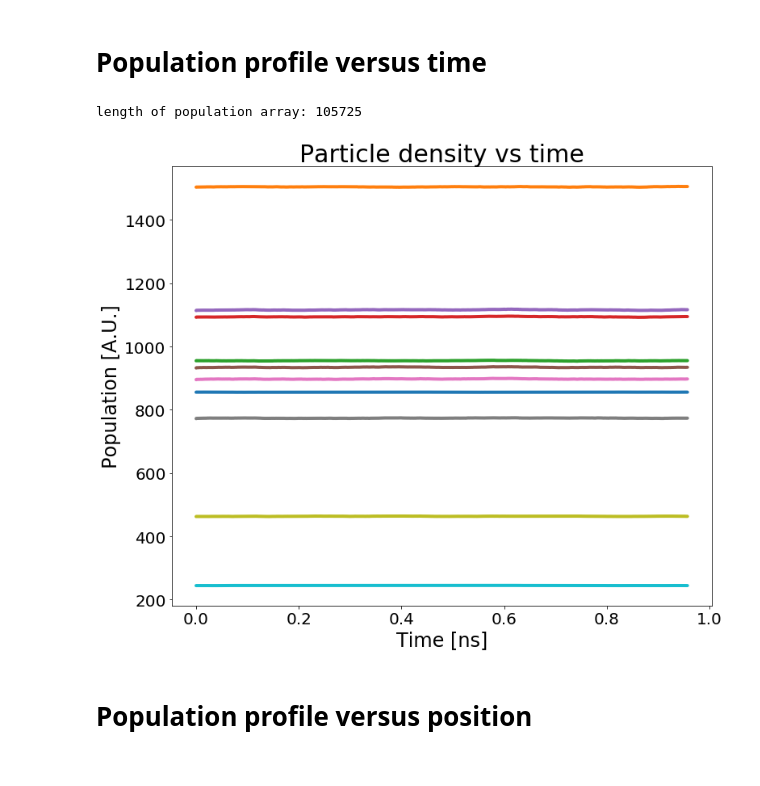
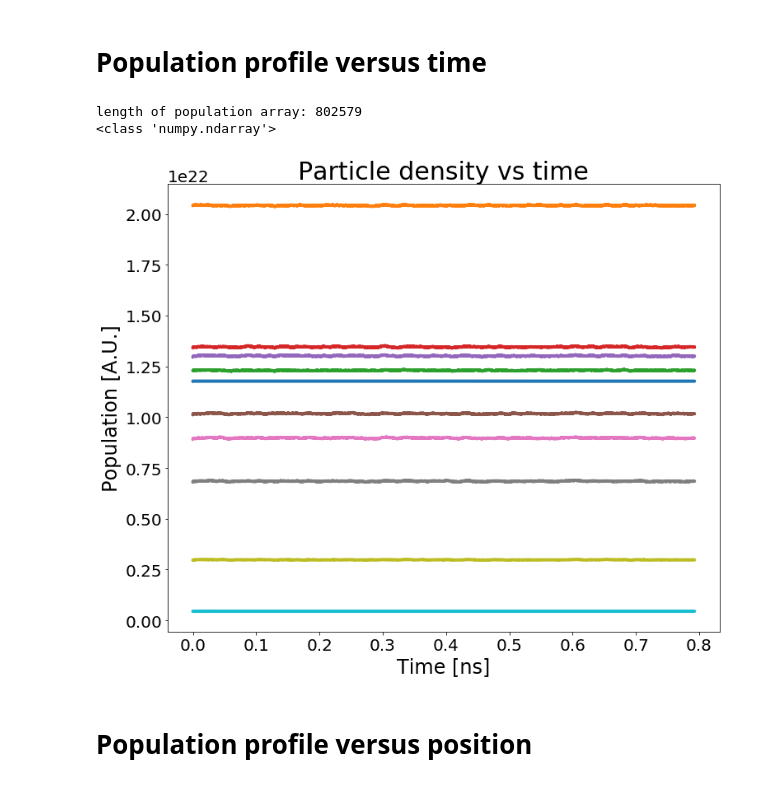
Before and after one commit to amirhosseindavoody/cnt_film_monte_carlo, a Jupyter notebook: visualization/monte_carlo_results.ipynb, the cells around one changed output. Saved outputs shown, nothing was run; the diff lists cells and outputs as text; code cells hidden in the pictures.

```diff
--- a/visualization/monte_carlo_results.ipynb
+++ b/visualization/monte_carlo_results.ipynb
@@ -29,7 +30,7 @@ eV = 1.6e-19 # electron volt in Jouls
 directories = list()
 
 directories.append(os.path.expanduser("~/research/monte_carlo_fiber"))
-directories.append(os.path.expanduser("~/research/monte_carlo_fiber_track_particle"))
+# directories.append(os.path.expanduser("~/research/monte_carlo_fiber_track_particle"))
 # directories.append(os.path.expanduser("~/research/monte_carlo_fiber_particle_track"))
 
 # directories.append(os.path.expanduser("~/research/monte_carlo_davoody_realistic_random_5to20_bids_1.5nm_thick"))
@@ -90,37 +92,39 @@ steady state drain current: 2.445334e+02
 # %%
 def plot_population_vs_time(directory, box_size=10, color=None, ax=None):
     if (ax is None):
         fig = plt.figure(figsize=(12,10))
         ax = fig.add_subplot(1,1,1)
     filename = os.path.join(directory, "population_profile.dat")
-    population = np.loadtxt(filename)
-    distance = population[0,1:]
-    time = population[1:,0]
-    population = population[1:,1:]
+    df = pd.read_csv(filename, header=None, sep=' ')
+    time = df.iloc[:,0].values
+    population = df.iloc[:,1:11].values
 
-    print("length of population array: {}".format(population.shape[0]))
+    print(f"length of population array: {population.shape[0]}")
 
-    assert (population.shape[0] > box_size), "box_size must be smaller than the number of time steps: {}".format(current.shape[0])
+    assert (population.shape[0] > box_size), f"box_size must be smaller than the number of time steps: {population.shape[0]}"
 
     # calculate and plot box average of the data
     box = np.ones(box_size)
     smooth_population = np.zeros((population.shape[0]-box.shape[0]+1,population.shape[1]))
     for i in range(0,population.shape[1]):
         smooth_population[:,i] = np.convolve(population[:,i], box, mode='valid')/np.sum(box)
+
+    print(type(smooth_population))
 
     ax.plot(time[:smooth_population.shape[0]]*1.e9,(smooth_population[:,:]), linewidth=4, color=color)
     _ = ax.set_title("Particle density vs time",fontsize=30)
     _ = ax.set_xlabel("Time [ns]",fontsize=24)
     _ = ax.set_ylabel("Population [A.U.]",fontsize=24)
     _ = ax.tick_params(labelsize=20)
     return ax
 
 fig = plt.figure(figsize=(12,10))
 ax = fig.add_subplot(1,1,1)
 _ = plot_population_vs_time(directories[0],ax=ax, box_size=10000)
 # %% [output]
-length of population array: 105725
+length of population array: 802579
+<class 'numpy.ndarray'>
-[figure, old version]
+[figure, new version]
 # %% [markdown]
 # Population profile versus position
 # %%
```
Also changed, not shown: parts of 5 cells of this notebook, 2 other files.
